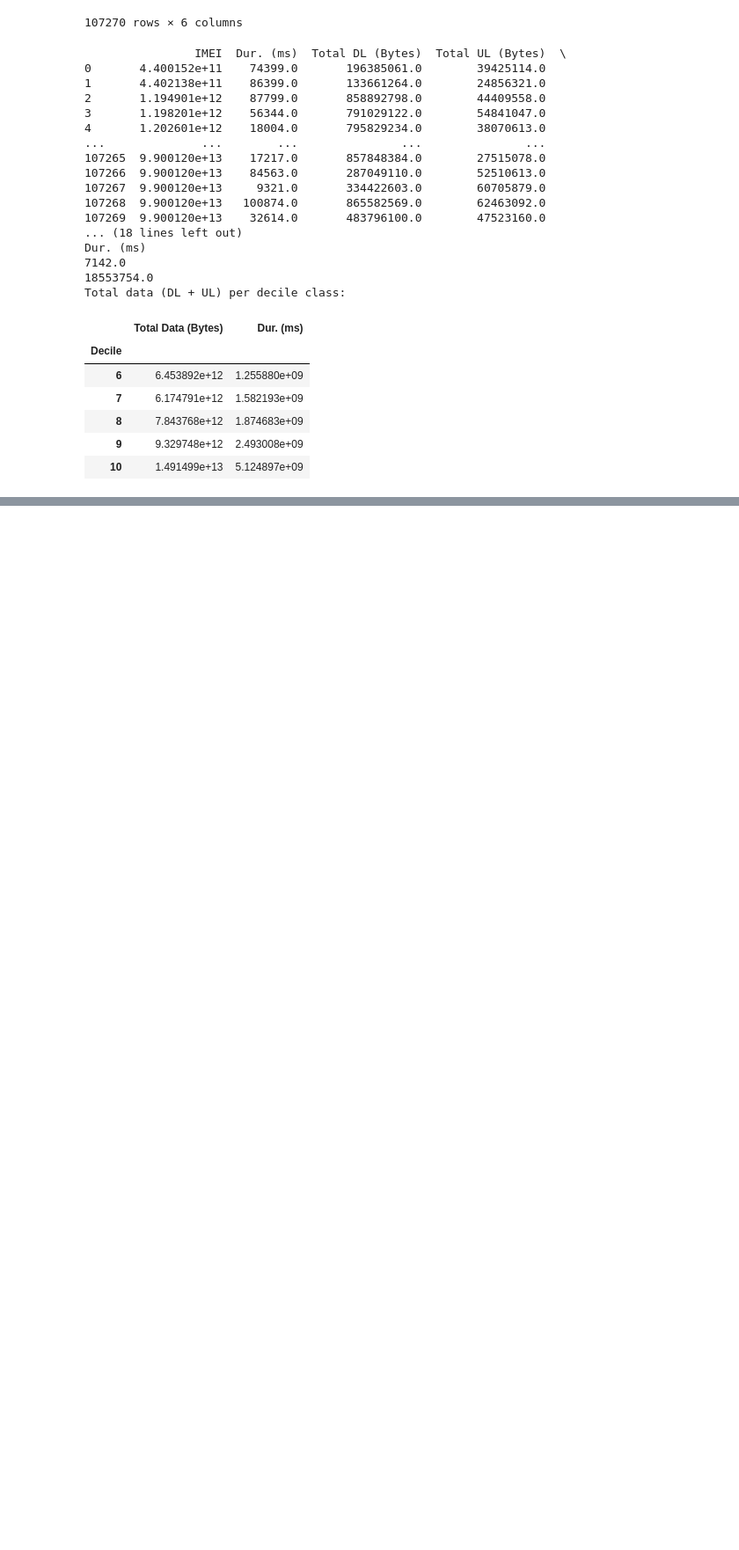
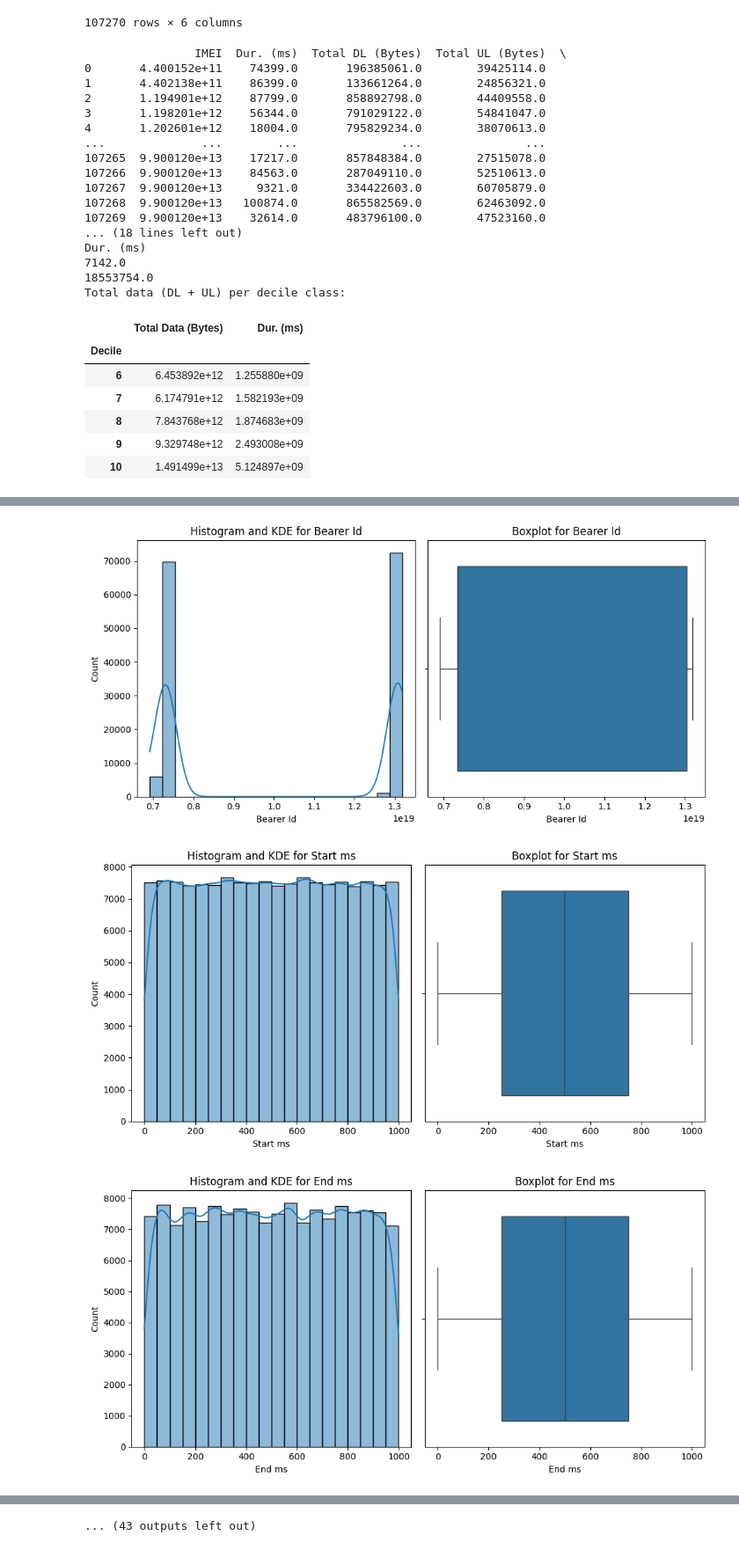
Before and after one commit to Gede-A/Telecom_business_analysis, a Jupyter notebook: notebooks/Understanding_data.ipynb, the cells around one changed output, grey strips where cells are left out. Shown at 88% size. Saved outputs shown, nothing was run; the diff lists cells and outputs as text; code cells hidden in the pictures; blank space fills up the shorter version.

```diff
--- a/notebooks/Understanding_data.ipynb
+++ b/notebooks/Understanding_data.ipynb
@@ -639,0 +682,49 @@ Total data (DL + UL) per decile class:
+# %%
+import pandas as pd
+import seaborn as sns
+import matplotlib.pyplot as plt
+import numpy as np
+
+# Fetch the data
+df = fetch_data(conn)
+
+def graphical_univariate_analysis(df):
+    # Separate numeric and categorical columns
+    numeric_columns = df.select_dtypes(include=[np.number]).columns
+    categorical_columns = df.select_dtypes(include=['object', 'category']).columns
+
+    # Plot for numeric columns
+    for column in numeric_columns:
+        plt.figure(figsize=(10, 5))
+
+        # Histogram
+        plt.subplot(1, 2, 1)
+        sns.histplot(df[column], kde=True, bins=20)
+        plt.title(f"Histogram and KDE for {column}")
+
+        # Boxplot
+        plt.subplot(1, 2, 2)
+        sns.boxplot(x=df[column])
+        plt.title(f"Boxplot for {column}")
+
+        plt.tight_layout()
+        plt.show()
+
+    # Plot for categorical columns
+    for column in categorical_columns:
+        plt.figure(figsize=(8, 4))
+
+        # Bar plot
+        sns.countplot(x=df[column], order=df[column].value_counts().index)
+        plt.title(f"Bar Plot for {column}")
+        plt.xticks(rotation=45)
+
+        plt.tight_layout()
+        plt.show()
+
+# Run the analysis
+graphical_univariate_analysis(df)
+# %% [output]
+[figure, added]
+[figure, added]
+[figure, added]
@@ -639,0 +740 @@ Total data (DL + UL) per decile class:
+... (43 outputs left out)
```
Also changed, not shown: parts of 5 cells of this notebook, 2 other files.
